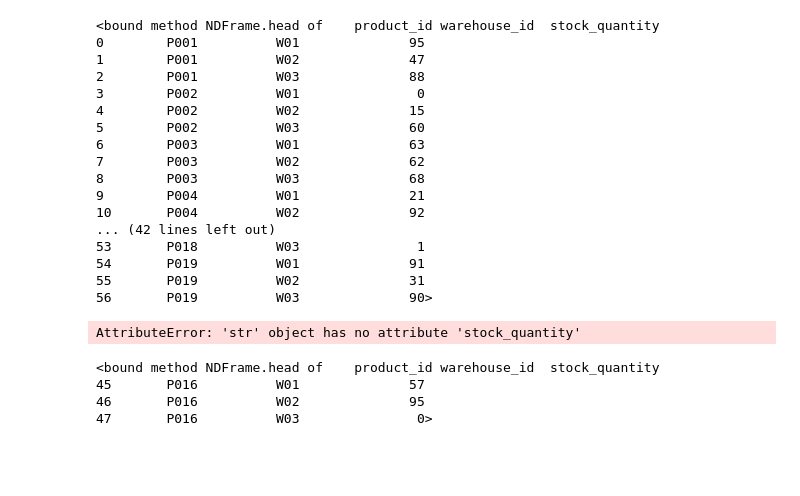
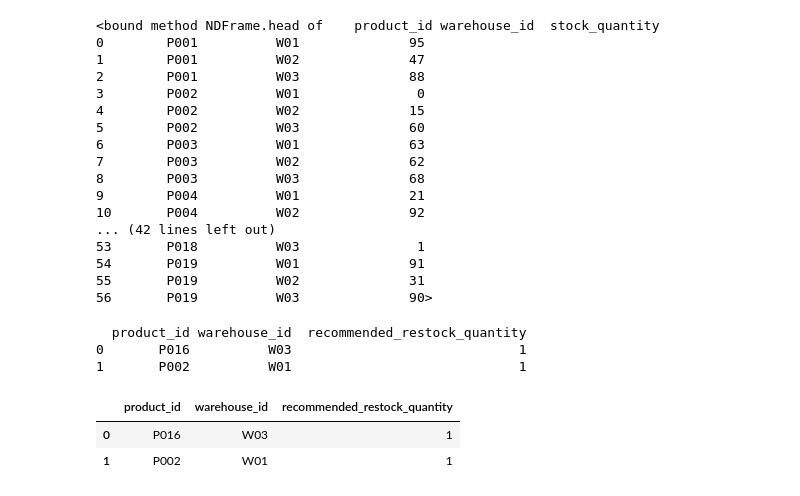
Before and after one commit to AlixNog/aplos-challenge, a Jupyter notebook: aplos.ipynb, the cells around one changed output. Cells and saved outputs as stored; diff of their text form; code cells hidden in the pictures; blank space fills up the shorter version.

Commit message:
feat: reposicao em estoque dos ultimos 30 dias

```diff
--- a/aplos.ipynb
+++ b/aplos.ipynb
@@ -385,19 +385,20 @@ inventory.head
 # %%
 reposicao = pd.DataFrame(columns=['product_id', 'warehouse_id', 'recommended_restock_quantity'])
 for item in unique_id:
-    vendas_item = ultimos_30[ultimos_30['product_id'] == item].nunique()
+    vendas_item = len(ultimos_30[ultimos_30['product_id'] == item])
     estoques = inventory[inventory['product_id'] == item]
-    for estoque in estoques:
+    for estoque in estoques.itertuples():
         if (estoque.stock_quantity < vendas_item):
-            reposicao.append(item, estoque.warehouse_id,vendas_item - estoque['stock_quantity'])
+             reposicao.loc[len(reposicao)] = [item, estoque.warehouse_id, vendas_item - estoque.stock_quantity]
 
 print(reposicao)
 # %% [output]
-AttributeError: 'str' object has no attribute 'stock_quantity'
+  product_id warehouse_id  recommended_restock_quantity
+0       P016          W03                             1
+1       P002          W01                             1
 # %%
-estoques.head
+reposicao.head()
 # %% [output]
-<bound method NDFrame.head of    product_id warehouse_id  stock_quantity
-45       P016          W01              57
-46       P016          W02              95
-47       P016          W03               0>
+|  | product_id | warehouse_id | recommended_restock_quantity |
+| 0 | P016 | W03 | 1 |
+| 1 | P002 | W01 | 1 |
```
